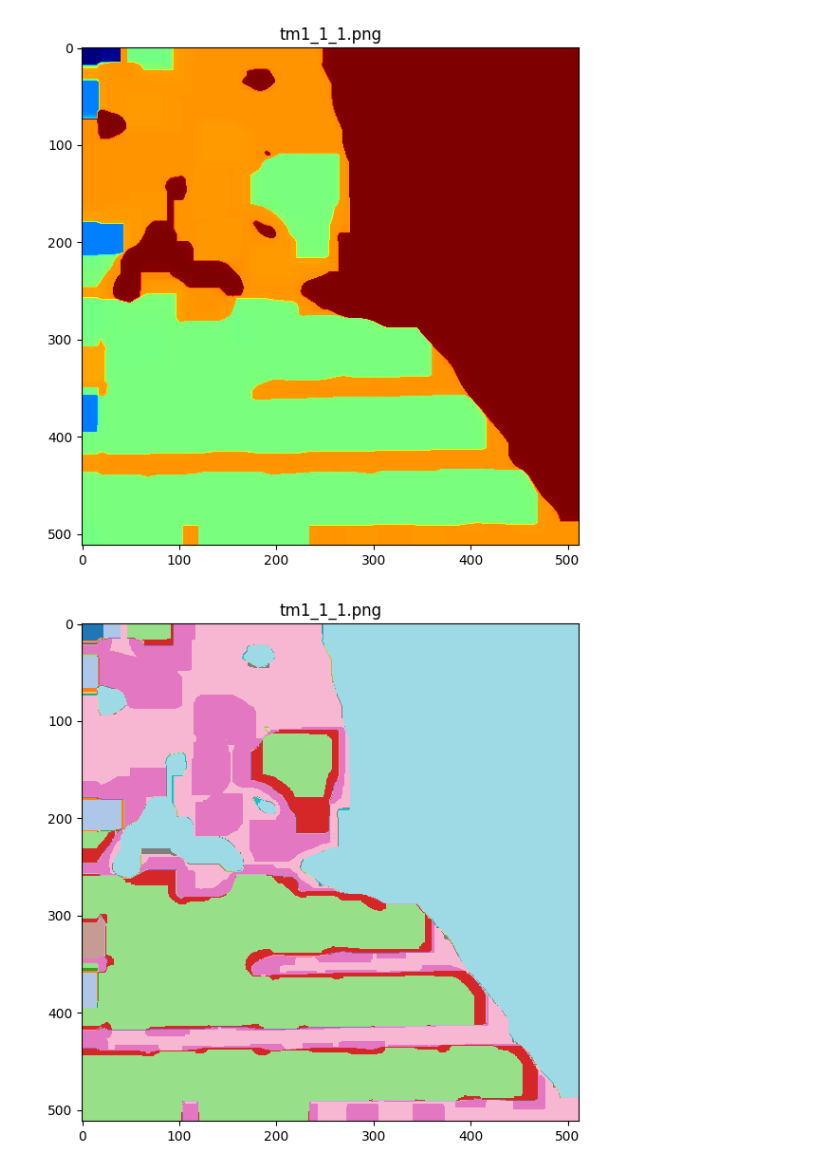
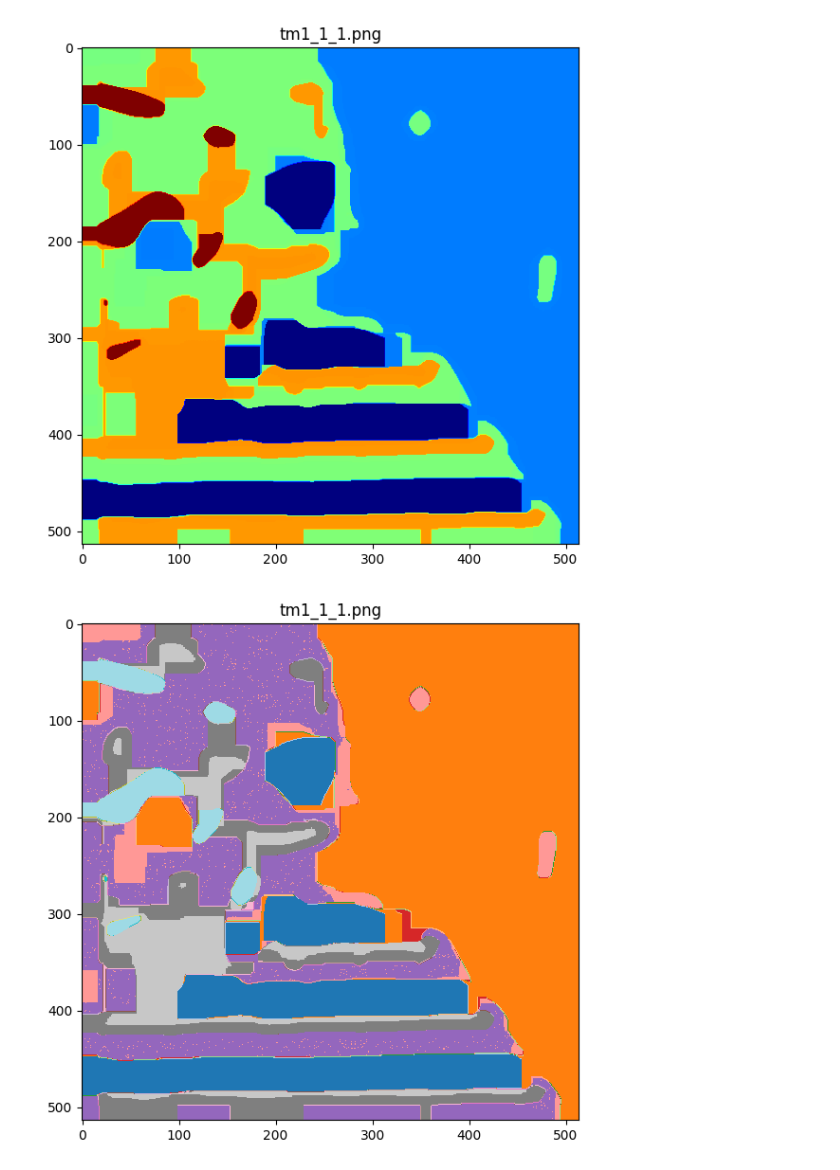
Before and after one commit to dmytro-varich/Texture-Segmentation-App, a Jupyter notebook: segmentation_main.ipynb, the cells around one changed output. Saved outputs shown, nothing was run; the diff lists cells and outputs as text; code cells hidden in the pictures.

```diff
--- a/segmentation_main.ipynb
+++ b/segmentation_main.ipynb
@@ -610,11 +599,11 @@ def main(directory):
     resize_shape = None
     convert_to_gray = True
     normalize = True
-    sigma = 1
+    sigma = 3
     apply_edge_detection = False
     apply_wavelet = True
-    wavelet = 'haar'
-    wavelet_level = 2
+    wavelet = 'db2'
+    wavelet_level = 3
     for key, image in images.items():
         images[key] = TextureSegmentation.preprocess_image(image,
                                                            resize_shape=resize_shape,
@@ -652,7 +641,7 @@ def main(directory):
 
     # Segment the images by extracting texture features and using the Mumford-Shah
     segmented_images, edges = dict(), dict()
-    gamma = 0.5
+    gamma = 1.0
     median_filter_size, closing_width = 25, 30
     iterations, tol, alpha, beta, epsilon = 1, 0.1, 1000, -0.1, 0.01
     for key, image in images.items():
@@ -679,7 +668,7 @@ def main(directory):
 
     # Postprocess images using CRF
     postprocessed_images = dict()
-    gt_prob = 0.7
+    gt_prob = 0.5
     q_iterations = 10
     sxy_gaussian, compat_gaussian, sxy_bilateral, compat_bilateral, srgb_bilateral = 0.01, 0.01, 60, 10, 20
     for key, segmented_image in segmented_images.items():
@@ -711,2 +700,2 @@ if __name__ == '__main__':
-[figure, old version]
+[figure, new version]
-[figure, old version]
+[figure, new version]
```
Also changed, not shown: parts of 3 cells of this notebook.
